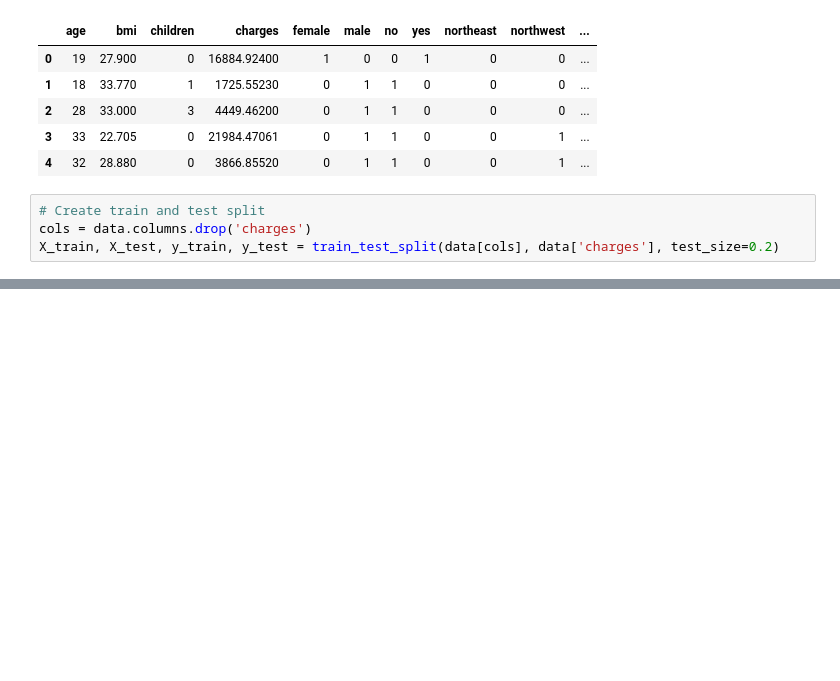
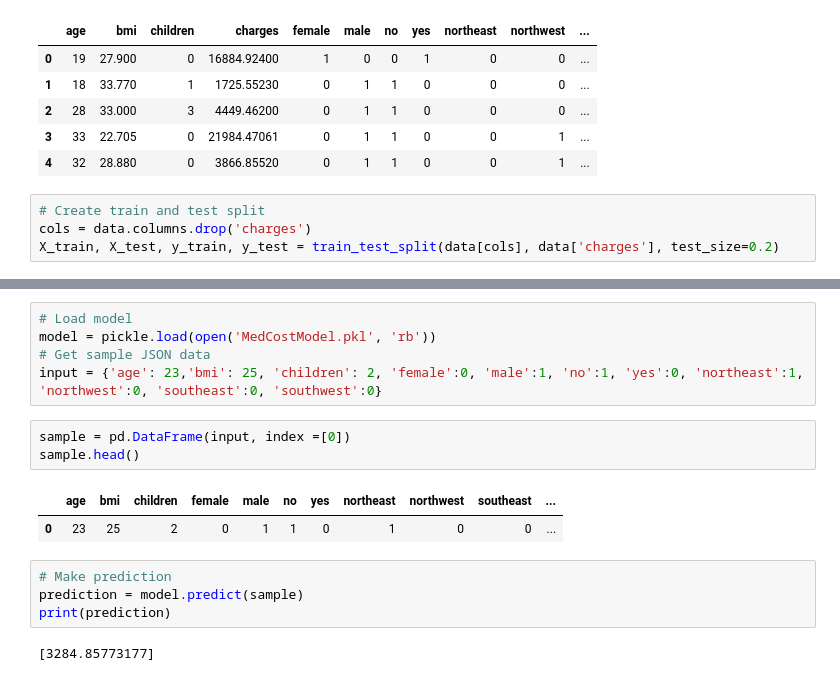
Before and after one commit to joekrinke15/MLModelDeployment, a Jupyter notebook: ModelTraining.ipynb, the cells around one changed output, grey strips where cells are left out. Saved outputs shown, nothing was run; the diff lists cells and outputs as text; blank space fills up the shorter version.

Commit message:
Got the model to take requests locally

```diff
--- a/ModelTraining.ipynb
+++ b/ModelTraining.ipynb
@@ -105,0 +106,17 @@ pickle.dump(regr, open(filename, 'wb'))
+# %%
+# Load model
+model = pickle.load(open('MedCostModel.pkl', 'rb'))
+# Get sample JSON data
+input = {'age': 23,'bmi': 25, 'children': 2, 'female':0, 'male':1, 'no':1, 'yes':0, 'northeast':1, 'northwest':0, 'southeast':0, 'southwest':0}
+# %%
+sample = pd.DataFrame(input, index =[0])
+sample.head()
+# %% [output]
+|  | age | bmi | children | female | male | no | yes | northeast | northwest | southeast | ... |
+| 0 | 23 | 25 | 2 | 0 | 1 | 1 | 0 | 1 | 0 | 0 | ... |
+# %%
+# Make prediction
+prediction = model.predict(sample)
+print(prediction)
+# %% [output]
+[3284.85773177]
```
Also changed, not shown: parts of 2 cells of this notebook, 2 other files.
